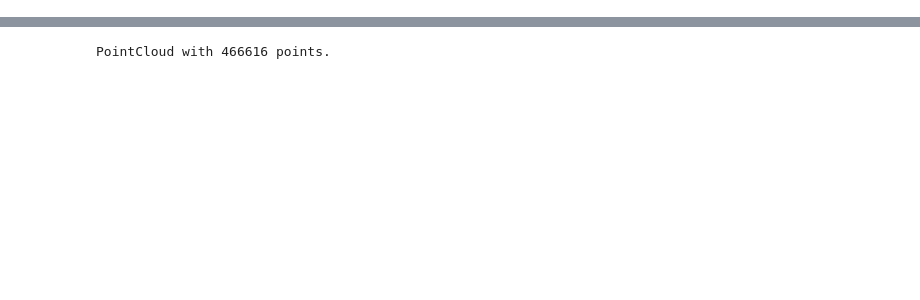
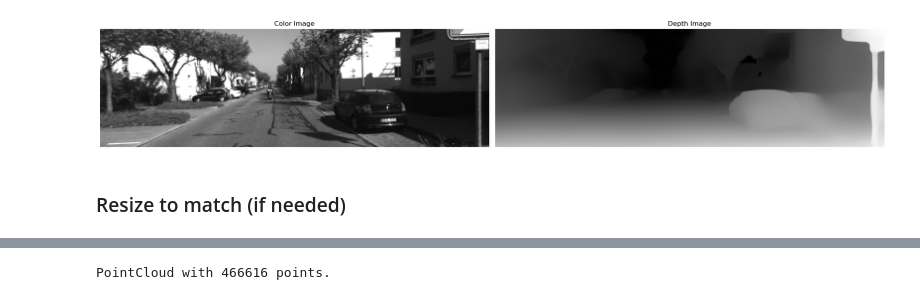
Before and after one commit to umerghafoor/debtheastimation, a Jupyter notebook: depthmap.ipynb, the cells around one changed output, grey strips where cells are left out. Cells and saved outputs as stored; diff of their text form; code cells hidden in the pictures; blank space fills up the shorter version.

```diff
--- a/depthmap.ipynb
+++ b/depthmap.ipynb
@@ -10 +26,25 @@ color_img = cv2.cvtColor(color_img, cv2.COLOR_BGR2RGB)
+# %%
+# Normalize depth image for display
+depth_normalized = cv2.normalize(depth_img, None, 0, 255, cv2.NORM_MINMAX)
+depth_normalized = np.uint8(depth_normalized)
+
+# Plot side by side
+plt.figure(figsize=(20, 16))
+
+plt.subplot(1, 2, 1)
+plt.imshow(color_img)
+plt.title("Color Image")
+plt.axis("off")
+
+plt.subplot(1, 2, 2)
+plt.imshow(depth_normalized, cmap='gray')
+plt.title("Depth Image")
+plt.axis("off")
+
+plt.tight_layout()
+plt.show()
+# %% [output]
+[figure, added]
+# %% [markdown]
+### Resize to match (if needed)
 # %%
```
Also changed, not shown: parts of 16 cells of this notebook, 1 other file.
